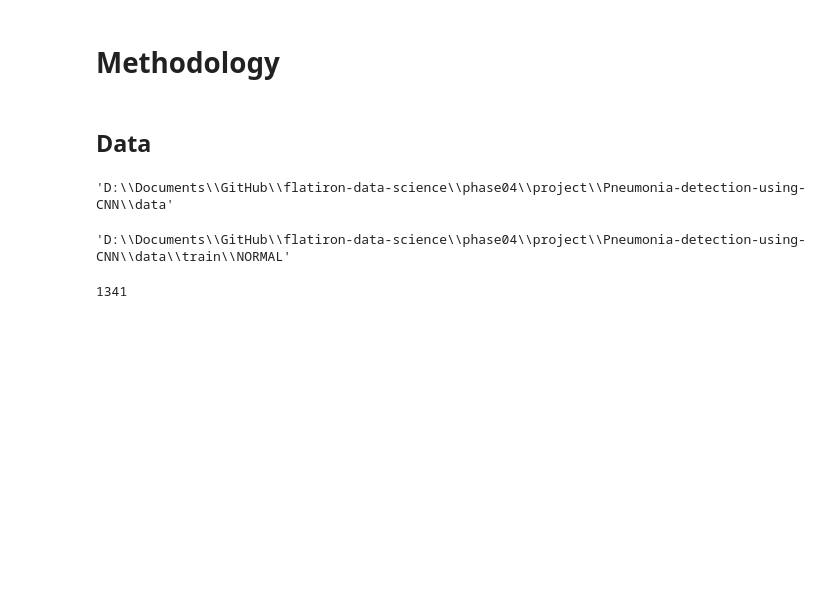
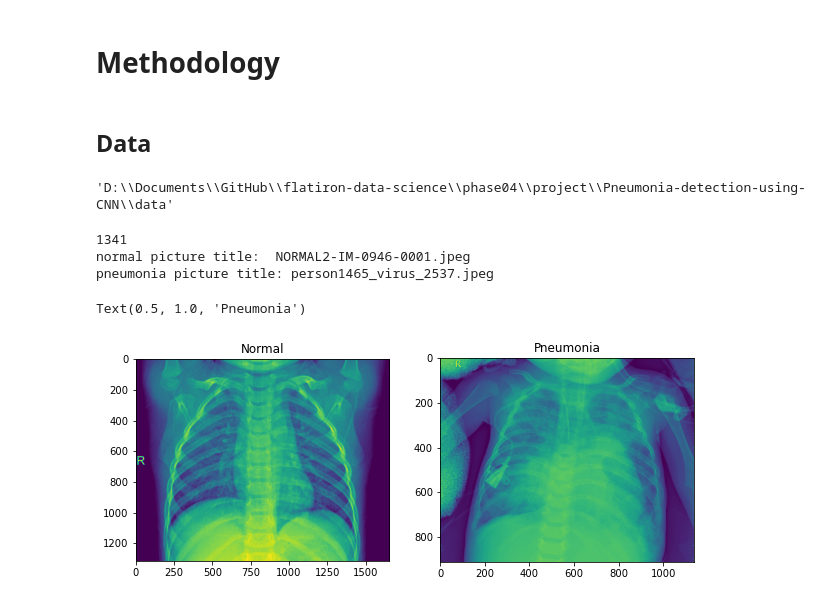
Before and after one commit to kjspring/Pneumonia-detection-using-CNN, a Jupyter notebook: notebook.ipynb, the cells around one changed output. Saved outputs shown, nothing was run; the diff lists cells and outputs as text; code cells hidden in the pictures; blank space fills up the shorter version.

```diff
--- a/notebook.ipynb
+++ b/notebook.ipynb
@@ -29,17 +29,49 @@ PATH
 # %% [output]
 'D:\\Documents\\GitHub\\flatiron-data-science\\phase04\\project\\Pneumonia-detection-using-CNN\\data'
 # %%
-train_dir = os.path.join(PATH, 'train')
-train_normal = os.path.join(train_dir, 'NORMAL')
-train_pneumonia = os.path.join(train_dir, 'PNEUMONIA')
+train_dir = os.path.join(PATH, 'train\\')
+val_dir = os.path.join(PATH, 'val\\')
+test_dir = os.path.join(PATH, 'test\\')
+
+train_normal = os.path.join(train_dir, 'NORMAL\\')
+train_pneumonia = os.path.join(train_dir, 'PNEUMONIA\\')
-# %%
-train_normal
-# %% [output]
-'D:\\Documents\\GitHub\\flatiron-data-science\\phase04\\project\\Pneumonia-detection-using-CNN\\data\\train\\NORMAL'
-# %%
-len(os.listdir(train_normal))
-# %% [output]
-1341
+# %%
+import numpy as np
+from PIL import Image
+import matplotlib.pyplot as plt
+
+print(len(os.listdir(train_normal)))
+rand_norm = np.random.randint(0, len(os.listdir(train_normal)))
+norm_img = os.listdir(train_normal)[rand_norm]
+print('normal picture title: ', norm_img)
+norm_img_address = train_normal+norm_img
+
+#Pneumonia
+rand_p = np.random.randint(0,len(os.listdir(train_pneumonia)))
+
+pneu_img =  os.listdir(train_pneumonia)[rand_norm]
+pneu_img_address = train_pneumonia+pneu_img
+print('pneumonia picture title:', pneu_img)
+
+# Load the image
+norm_load = Image.open(norm_img_address)
+pneu_load = Image.open(pneu_img_address)
+
+# Show the picture
+fig = plt.figure(figsize=(10,6))
+ax1 = fig.add_subplot(1,2,1)
+img_plot = plt.imshow(norm_load)
+ax1.set_title('Normal')
+
+ax2 = fig.add_subplot(1, 2, 2)
+img_plot = plt.imshow(pneu_load)
+ax2.set_title('Pneumonia')
+# %% [output]
+1341
+normal picture title:  NORMAL2-IM-0946-0001.jpeg
+pneumonia picture title: person1465_virus_2537.jpeg
+Text(0.5, 1.0, 'Pneumonia')
+[figure, added]
 # %%
 from keras.preprocessing.image import ImageDataGenerator#, array_to_img, img_to_array, load_img
 
```
Also changed, not shown: parts of 4 cells of this notebook.
